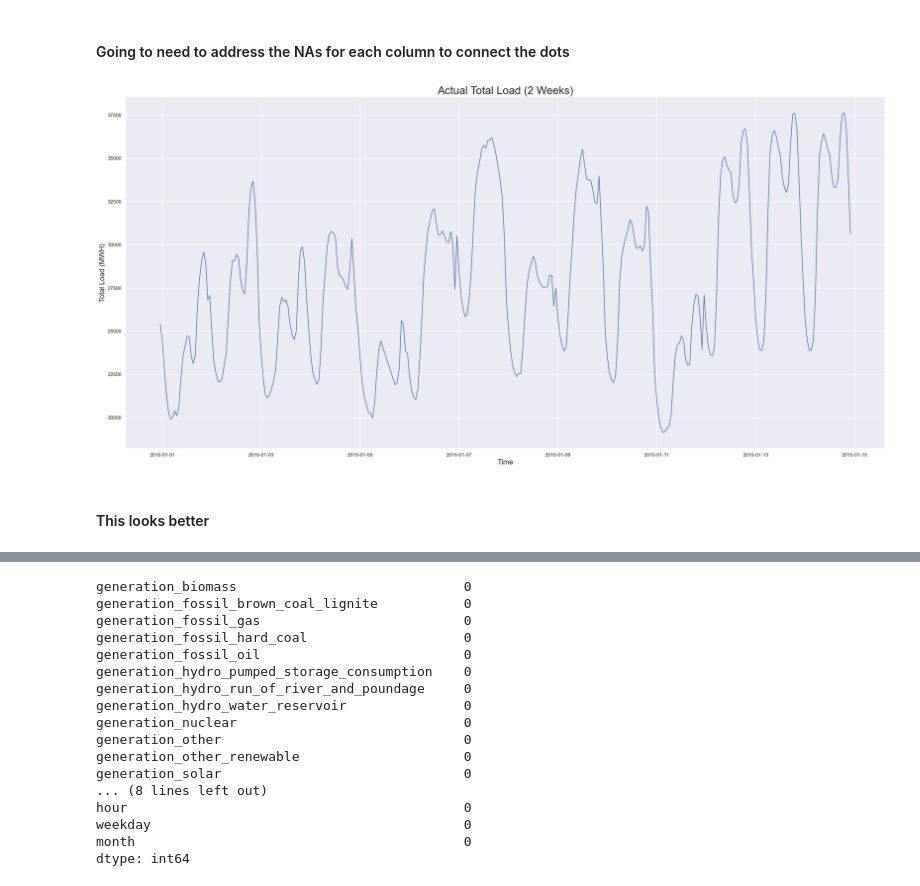
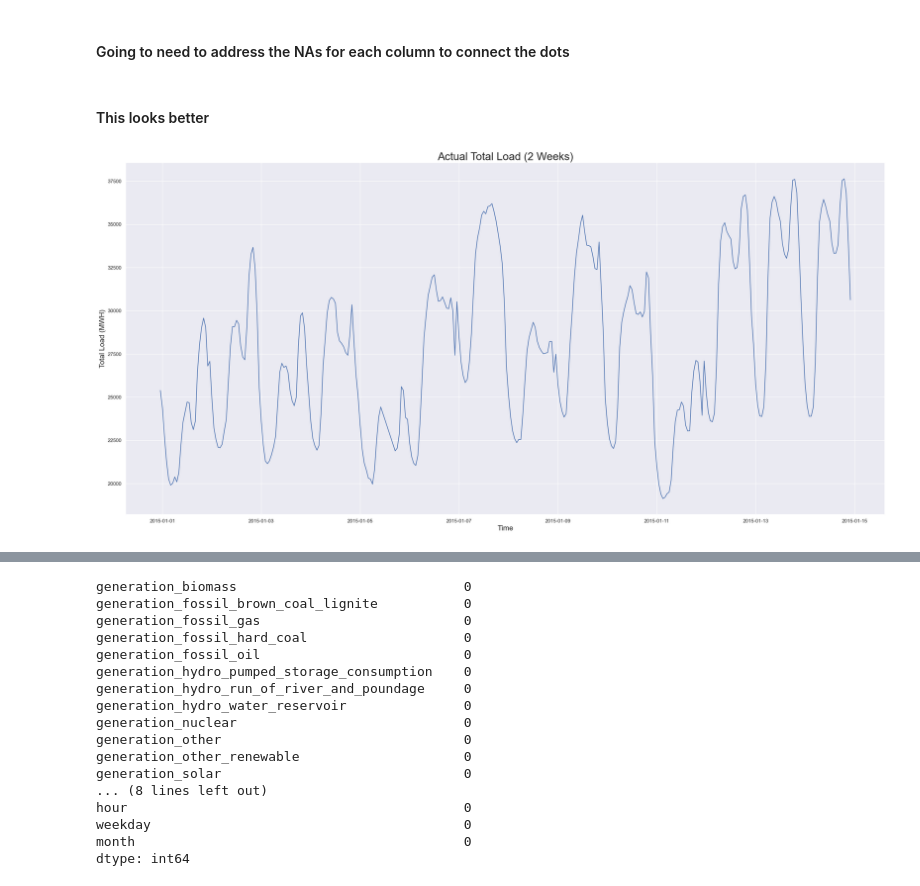
Before and after one commit to ashirask/Energy-Research, a Jupyter notebook: Energy Dataset Analysis.ipynb, the cells around one changed output, grey strips where cells are left out. Cells and saved outputs as stored; diff of their text form; code cells hidden in the pictures.

```diff
--- a/Energy Dataset Analysis.ipynb
+++ b/Energy Dataset Analysis.ipynb
@@ -8,7 +8,7 @@ import warnings
 
 warnings.filterwarnings('ignore')
 # %%
-df = pd.read_csv('/Users/eddie/Downloads/energy_dataset.csv.txt')
+df = pd.read_csv(r"C:\Users\Arohi Shiraskar\Downloads\energy_dataset.csv.txt")
 # %%
 df = janitor.clean_names(df)
 # %%
@@ -108,15 +108,15 @@ plt.show()
 # Use interpolation to address those values
 
 df = df.interpolate(method='linear', limit_direction='forward', axis = 0)
-# %%
-ax = plot_series(df, 'total_load_actual', ylabel='Total Load (MWH)', title='Actual Total Load (2 Weeks)', end=24*7*2)
-
-
-plt.show()
-# %% [output]
-[figure]
 # %% [markdown]
 #### This looks better
+# %%
+ax2 = plot_series(df, 'total_load_actual', ylabel='Total Load (MWH)', title='Actual Total Load (2 Weeks)', end=24*7*2)
+
+
+plt.show()
+# %% [output]
+[figure]
 # %%
 # Need to remove columns with all 0s
 
```
Also changed, not shown: parts of 10 cells of this notebook.
